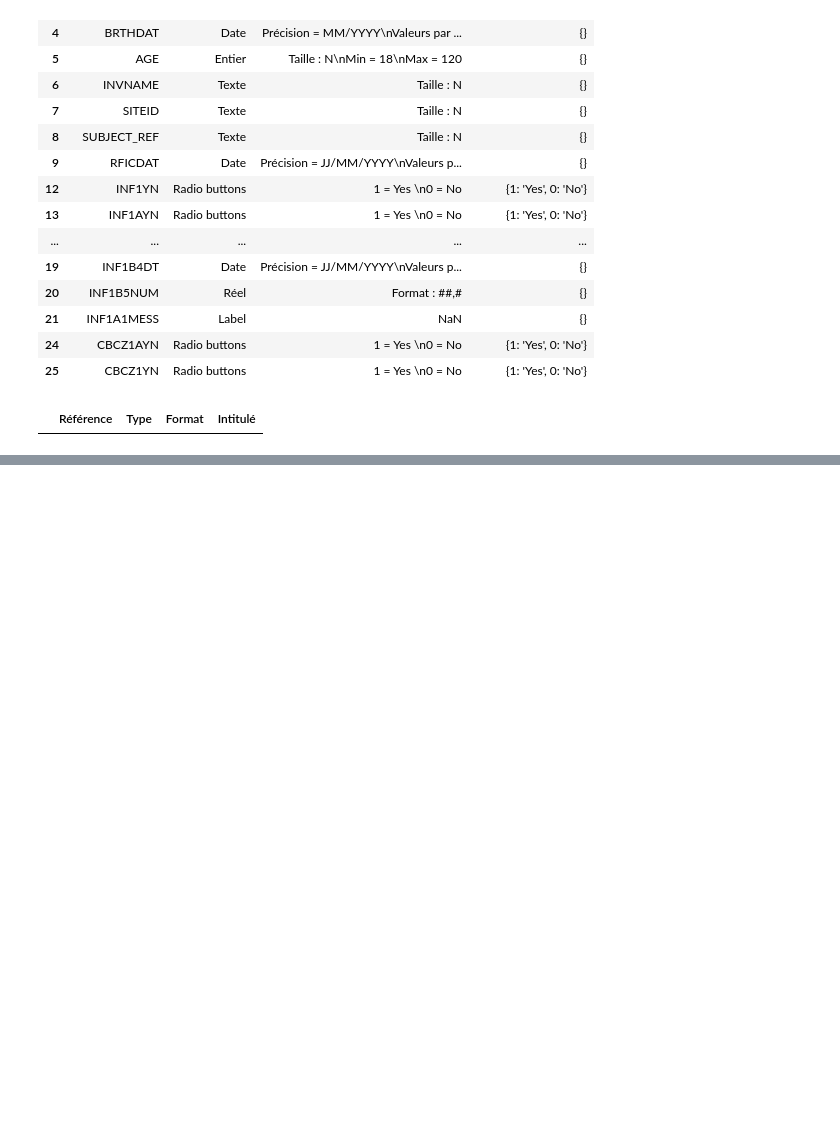
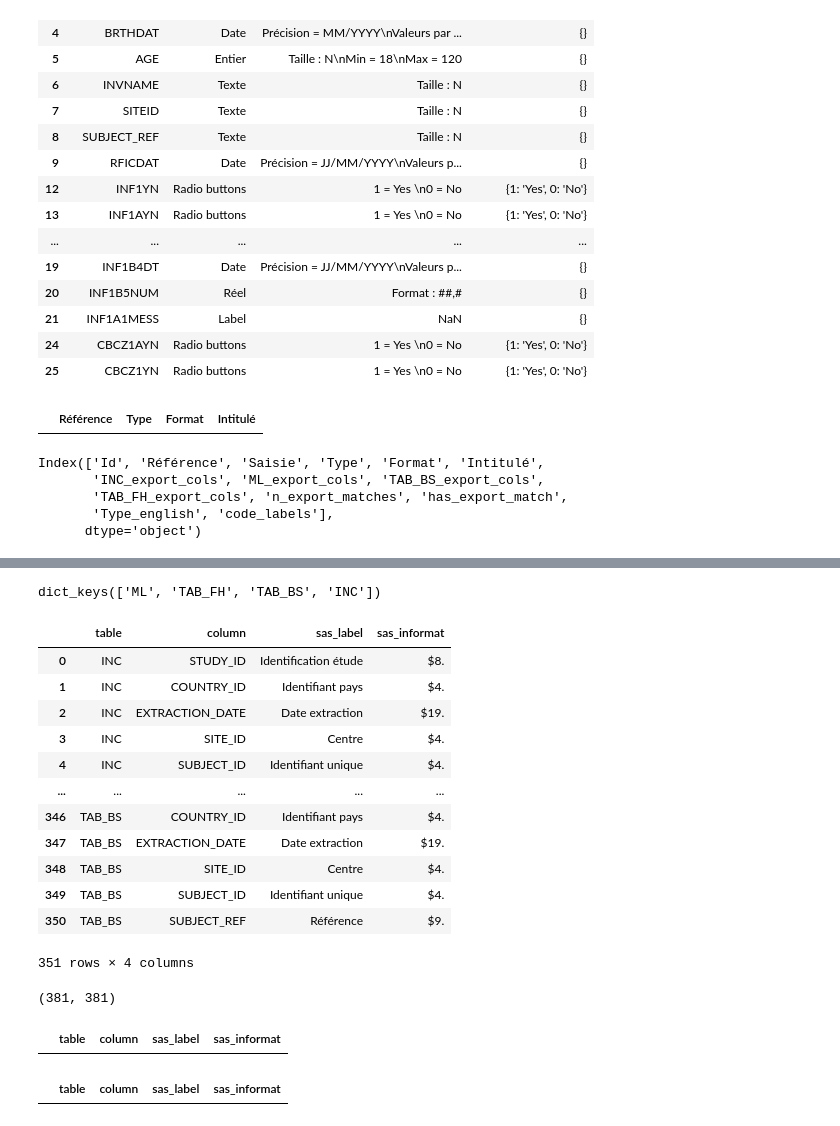
Before and after one commit to gpietrop/fh-project, a Jupyter notebook: database/mock-up/tutorial_utils_database.ipynb, the cells around one changed output, grey strips where cells are left out. Saved outputs shown, nothing was run; the diff lists cells and outputs as text; code cells hidden in the pictures; blank space fills up the shorter version.

```diff
--- a/database/mock-up/tutorial_utils_database.ipynb
+++ b/database/mock-up/tutorial_utils_database.ipynb
@@ -77,6 +77,13 @@ mapped[
 |  | Référence | Type | Format | Intitulé |
 # %%
 # mapped.to_csv("dictionary_export_map.csv", index=False)
+mapped.columns
+# %% [output]
+Index(['Id', 'Référence', 'Saisie', 'Type', 'Format', 'Intitulé',
+       'INC_export_cols', 'ML_export_cols', 'TAB_BS_export_cols',
+       'TAB_FH_export_cols', 'n_export_matches', 'has_export_match',
+       'Type_english', 'code_labels'],
+      dtype='object')
 # %%
 mapped[
     ["Référence", "Type", "Type_english", "Intitulé",
@@ -100,3 +107,49 @@ mapped[
 | 21 | INF1A1MESS | Label | label | Exclusion criteria n°1 violated | {} | False | 0 |
 | 24 | CBCZ1AYN | Radio buttons | categorical | Agreement for the re-use of the b... | {1: 'Yes', 0: 'No'} | True | 1 |
 | 25 | CBCZ1YN | Radio buttons | categorical | Agreement for both entry into the... | {1: 'Yes', 0: 'No'} | True | 1 |
+# %%
+sas_labels = parse_all_sas_labels(export_folder)
+
+sas_labels.keys()
+# %% [output]
+dict_keys(['ML', 'TAB_FH', 'TAB_BS', 'INC'])
+# %%
+sas_informats = parse_all_sas_informats(export_folder)
+
+column_catalog = create_export_column_catalog(
+    export_tables,
+    sas_labels,
+    sas_informats
+)
+
+column_catalog.head(-30)
+# %% [output]
+|  | table | column | sas_label | sas_informat |
+| 0 | INC | STUDY_ID | Identification étude | $8. |
+| 1 | INC | COUNTRY_ID | Identifiant pays | $4. |
+| 2 | INC | EXTRACTION_DATE | Date extraction | $19. |
+| 3 | INC | SITE_ID | Centre | $4. |
+| 4 | INC | SUBJECT_ID | Identifiant unique | $4. |
+| ... | ... | ... | ... | ... |
+| 346 | TAB_BS | COUNTRY_ID | Identifiant pays | $4. |
+| 347 | TAB_BS | EXTRACTION_DATE | Date extraction | $19. |
+| 348 | TAB_BS | SITE_ID | Centre | $4. |
+| 349 | TAB_BS | SUBJECT_ID | Identifiant unique | $4. |
+| 350 | TAB_BS | SUBJECT_REF | Référence | $9. |
+351 rows × 4 columns
+# %%
+# sanity check to control that the sas catalog is stable
+# 1. total rows = total CSV columns
+sum(len(t.columns) for t in export_tables.values()), len(column_catalog)
+# %% [output]
+(381, 381)
+# %%
+# 2. no missing SAS labels
+column_catalog[column_catalog["sas_label"].isna()]
+# %% [output]
+|  | table | column | sas_label | sas_informat |
+# %%
+# 3. no missing SAS informats
+column_catalog[column_catalog["sas_informat"].isna()]
+# %% [output]
+|  | table | column | sas_label | sas_informat |
```
Also changed, not shown: parts of 5 cells of this notebook, 2 other files.
